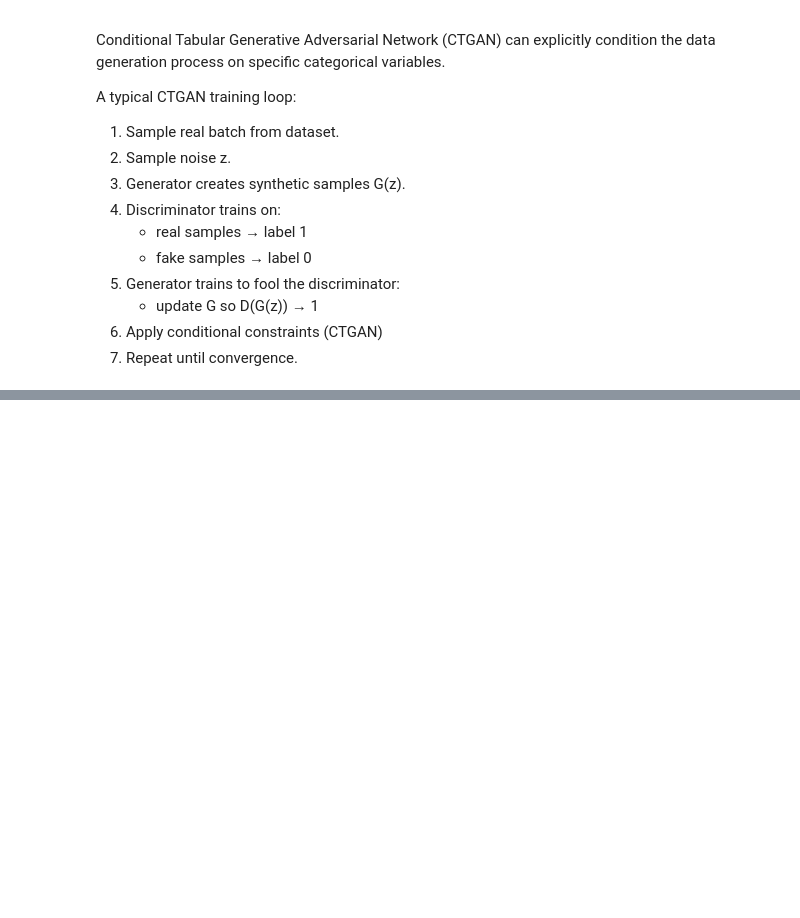
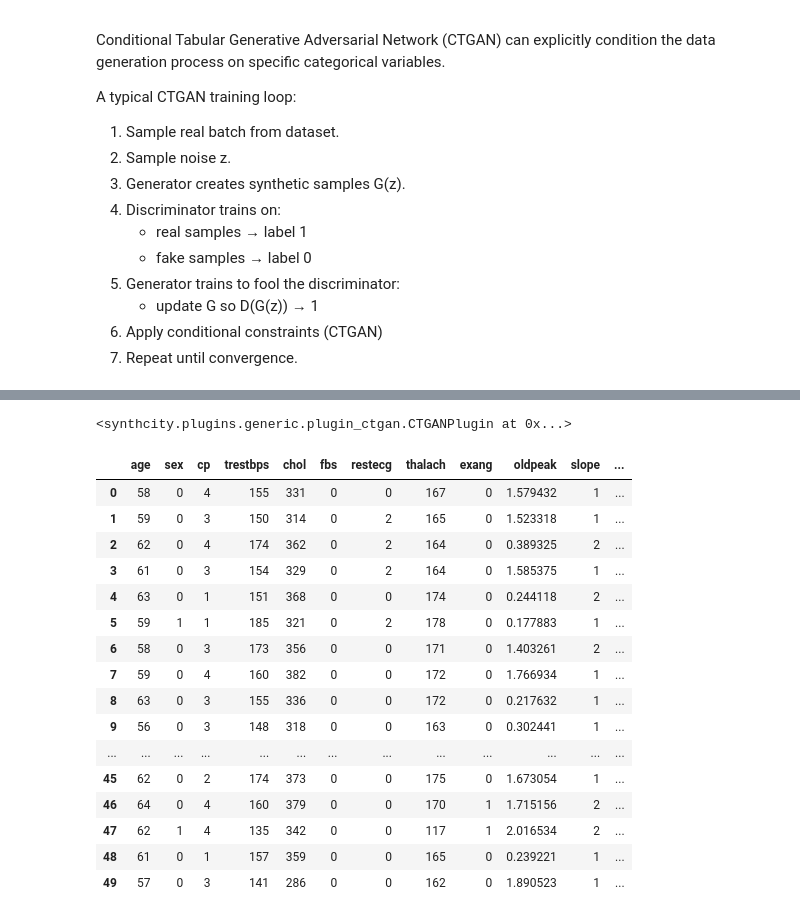
Before and after one commit to georgelepsaya/synth_tab_health_data, a Jupyter notebook: synth_data.ipynb, the cells around one changed output, grey strips where cells are left out. Saved outputs shown, nothing was run; the diff lists cells and outputs as text; code cells hidden in the pictures; blank space fills up the shorter version.

Commit message:
First CTGAN test

```diff
--- a/synth_data.ipynb
+++ b/synth_data.ipynb
@@ -99,0 +215,3 @@ A typical CTGAN training loop:
+# %%
+X["target"] = y
+X
@@ -99,0 +232,2 @@ A typical CTGAN training loop:
+# %%
+plugin = Plugins().get("ctgan", n_iter = 100)
@@ -99,0 +243,24 @@ A typical CTGAN training loop:
+# %%
+plugin.fit(X)
+# %% [output]
+<synthcity.plugins.generic.plugin_ctgan.CTGANPlugin at 0x...>
+# %%
+plugin.generate(50)
+# %% [output]
+|  | age | sex | cp | trestbps | chol | fbs | restecg | thalach | exang | oldpeak | slope | ... |
+| 0 | 58 | 0 | 4 | 155 | 331 | 0 | 0 | 167 | 0 | 1.579432 | 1 | ... |
+| 1 | 59 | 0 | 3 | 150 | 314 | 0 | 2 | 165 | 0 | 1.523318 | 1 | ... |
+| 2 | 62 | 0 | 4 | 174 | 362 | 0 | 2 | 164 | 0 | 0.389325 | 2 | ... |
+| 3 | 61 | 0 | 3 | 154 | 329 | 0 | 2 | 164 | 0 | 1.585375 | 1 | ... |
+| 4 | 63 | 0 | 1 | 151 | 368 | 0 | 0 | 174 | 0 | 0.244118 | 2 | ... |
+| 5 | 59 | 1 | 1 | 185 | 321 | 0 | 2 | 178 | 0 | 0.177883 | 1 | ... |
+| 6 | 58 | 0 | 3 | 173 | 356 | 0 | 0 | 171 | 0 | 1.403261 | 2 | ... |
+| 7 | 59 | 0 | 4 | 160 | 382 | 0 | 0 | 172 | 0 | 1.766934 | 1 | ... |
+| 8 | 63 | 0 | 3 | 155 | 336 | 0 | 0 | 172 | 0 | 0.217632 | 1 | ... |
+| 9 | 56 | 0 | 3 | 148 | 318 | 0 | 0 | 163 | 0 | 0.302441 | 1 | ... |
+| ... | ... | ... | ... | ... | ... | ... | ... | ... | ... | ... | ... | ... |
+| 45 | 62 | 0 | 2 | 174 | 373 | 0 | 0 | 175 | 0 | 1.673054 | 1 | ... |
+| 46 | 64 | 0 | 4 | 160 | 379 | 0 | 0 | 170 | 1 | 1.715156 | 2 | ... |
+| 47 | 62 | 1 | 4 | 135 | 342 | 0 | 0 | 117 | 1 | 2.016534 | 2 | ... |
+| 48 | 61 | 0 | 1 | 157 | 359 | 0 | 0 | 165 | 0 | 0.239221 | 1 | ... |
+| 49 | 57 | 0 | 3 | 141 | 286 | 0 | 0 | 162 | 0 | 1.890523 | 1 | ... |
```
Also changed, not shown: parts of 8 cells of this notebook.
